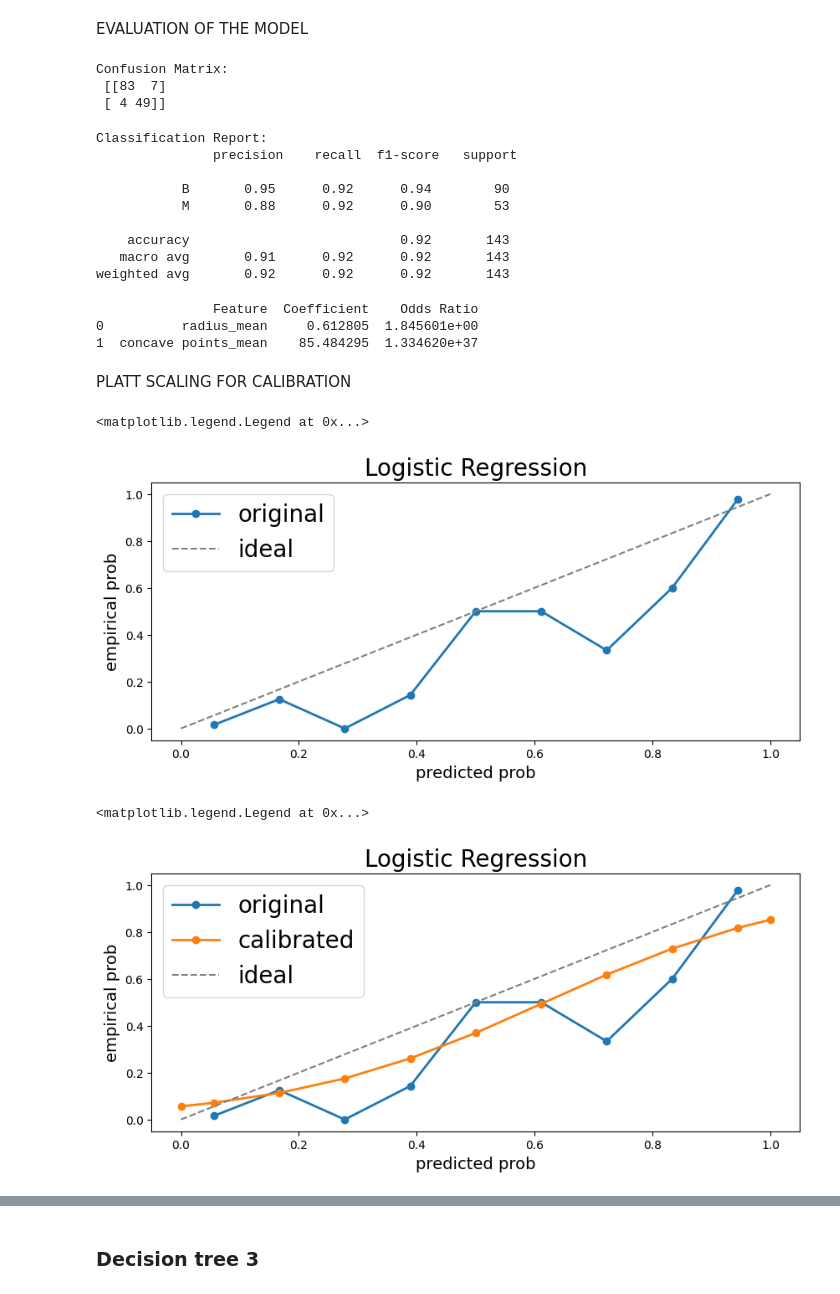
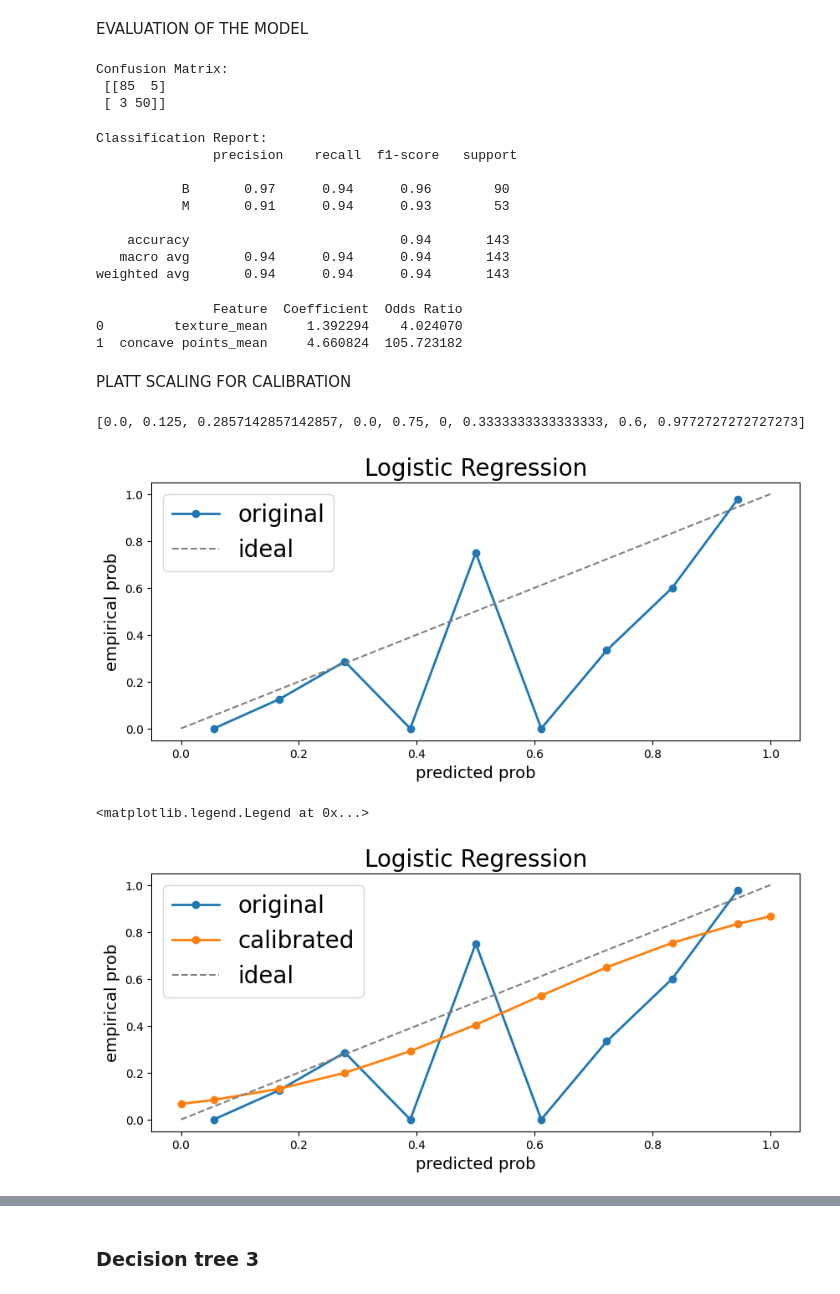
Before and after one commit to LeonardoMicheluz/progettoHealth, a Jupyter notebook: index_Micheluz.ipynb, the cells around one changed output, grey strips where cells are left out. Saved outputs shown, nothing was run; the diff lists cells and outputs as text; code cells hidden in the pictures.

```diff
--- a/index_Micheluz.ipynb
+++ b/index_Micheluz.ipynb
@@ -187,0 +193,14 @@ The sample size is sufficient for the logistic regression model
+# %%
+# odds ratio evaluation for features selection
+scaler = StandardScaler()
+important_features = [
+  "radius_mean",
+  "texture_mean",
+  "compactness_mean",
+  "concave points_mean",
+]
+
+for feature in important_features:
+  lr = LogisticRegression()
+  lr = lr.fit(scaler.fit_transform(train[[feature]]), train['diagnosis'])
+  print(f"{feature} OR: {np.exp(lr.coef_[0][0]):.3f}")
@@ -188,13 +212,14 @@ The sample size is sufficient for the logistic regression model
 # %%
-# Split data into train, test and validation
-train, test = train_test_split(data, test_size=0.25, random_state=rs)
-
+# feature_1 = "radius_mean"
+# feature_2 = "concave points_mean"
+feature_1 = "texture_mean"
+feature_2 = "concave points_mean"
 # Separate the features and target variable for training
-X_train = train[['radius_mean', 'concave points_mean']]
+X_train = pd.DataFrame(scaler.fit_transform(train[[feature_1, feature_2]]), columns=[feature_1, feature_2])
 y_train = train['diagnosis']
 
 # Separate the features and target variable for testing
-X_test = test[['radius_mean', 'concave points_mean']]
+X_test = pd.DataFrame(scaler.fit_transform(test[[feature_1, feature_2]]), columns=[feature_1, feature_2])
 y_test = test['diagnosis']
 # %% [markdown]
 #### Logistic Regression
@@ -226,8 +251,8 @@ conf_matrix = confusion_matrix(y_test, pred_class)
 print("Confusion Matrix:\n", conf_matrix)
 # %% [output]
 Confusion Matrix:
- [[83  7]
- [ 4 49]]
+ [[85  5]
+ [ 3 50]]
 # %%
 # Classification report
 report = classification_report(y_test, pred_class, target_names=["B", "M"])
@@ -236,12 +261,12 @@ print("Classification Report:\n", report)
 Classification Report:
                precision    recall  f1-score   support
 
-           B       0.95      0.92      0.94        90
-           M       0.88      0.92      0.90        53
+           B       0.97      0.94      0.96        90
+           M       0.91      0.94      0.93        53
 
-    accuracy                           0.92       143
-   macro avg       0.91      0.92      0.92       143
-weighted avg       0.92      0.92      0.92       143
+    accuracy                           0.94       143
+   macro avg       0.94      0.94      0.94       143
+weighted avg       0.94      0.94      0.94       143
 # %%
 # Odds Ratio
 
@@ -252,45 +277,55 @@ coefficients = log_reg.coef_[0]
 odds_ratios = np.exp(coefficients)
 
 # Create a dataframe to view the results
-feature_names = ['radius_mean', 'concave points_mean']
+feature_names = [feature_1, feature_2]
 odds_ratios_df = pd.DataFrame({
-    'Feature': feature_names,
-    'Coefficient': coefficients,
-    'Odds Ratio': odds_ratios
+  'Feature': feature_names,
+  'Coefficient': coefficients,
+  'Odds Ratio': odds_ratios
 })
 
 print(odds_ratios_df)
 # %% [output]
-               Feature  Coefficient    Odds Ratio
-0          radius_mean     0.612805  1.845601e+00
-1  concave points_mean    85.484295  1.334620e+37
+               Feature  Coefficient  Odds Ratio
+0         texture_mean     1.392294    4.024070
+1  concave points_mean     4.660824  105.723182
 # %% [markdown]
 PLATT SCALING FOR CALIBRATION
 # %%
 # Predicted probabilities
 pred_probs_test = log_reg.predict_proba(X_test)[:,1]
 # Space of probability with 10 intervals
 pred_probs_space = np.linspace(pred_probs_test.min(), pred_probs_test.max(), 10)
 
 empirical_probs = []
 pred_probs_midpoints = []
 
-# Empirical probabilities and mid points
-for i in range(len(pred_probs_space)-1):
-    empirical_probs.append(np.mean(y_test[(pred_probs_test > pred_probs_space[i]) & (pred_probs_test < pred_probs_space[i+1])]))
-    pred_probs_midpoints.append((pred_probs_space[i] + pred_probs_space[i+1])/2)
+# Empirical probabilities and midpoints
+for i in range(len(pred_probs_space) - 1):
+    mask = (pred_probs_test > pred_probs_space[i]) & (pred_probs_test <= pred_probs_space[i + 1])
+    if np.sum(mask) > 0:
+        empirical_probs.append(np.mean(y_test[mask]))
+        pred_probs_midpoints.append((pred_probs_space[i] + pred_probs_space[i + 1]) / 2)
+    else:
+        empirical_probs.append(np.nan)
+        pred_probs_midpoints.append((pred_probs_space[i] + pred_probs_space[i + 1]) / 2)
+
 
 # Plotting
+empirical_probs = [0 if math.isnan(item) else item for item in empirical_probs]
 plt.figure(figsize=(10,4))
 plt.plot(pred_probs_midpoints, empirical_probs, linewidth=2, marker='o')
 plt.title('Logistic Regression', fontsize=20)
 plt.xlabel('predicted prob', fontsize=14)
 plt.ylabel('empirical prob', fontsize=14)
 plt.plot([0,1],[0,1],linestyle='--',color='gray')
 plt.legend(['original', 'ideal'], fontsize=20)
+
+
+print(empirical_probs)
 # %% [output]
-<matplotlib.legend.Legend at 0x...>
+[0.0, 0.125, 0.2857142857142857, 0.0, 0.75, 0, 0.3333333333333333, 0.6, 0.9772727272727273]
-[figure, old version]
+[figure, new version]
 # %%
 # We now create a new model using the predicted probabilites as input in order to calibrate the original probabilites predicted
 lr_model = LogisticRegression()
@@ -310,7 +345,7 @@ plt.plot([0,1],[0,1],linestyle='--',color='gray')
 plt.legend(['original', 'calibrated', 'ideal'], fontsize=20)
 # %% [output]
 <matplotlib.legend.Legend at 0x...>
-[figure, old version]
+[figure, new version]
 # %%
 # AUC-ROC Curve
 
```
Also changed, not shown: parts of 26 cells of this notebook.
